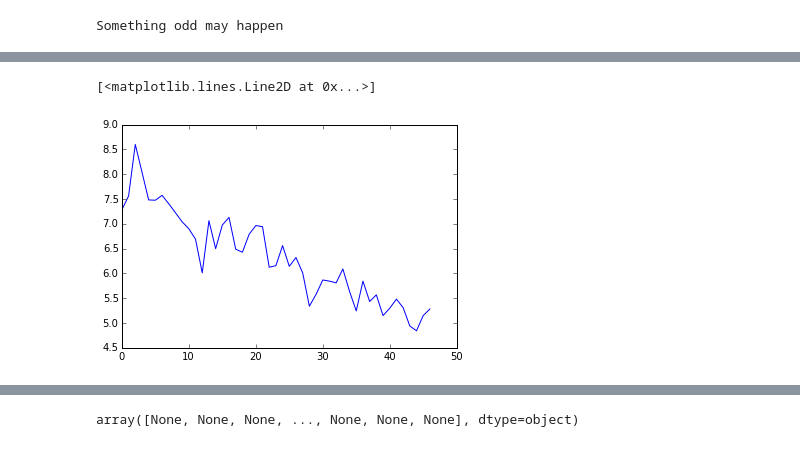
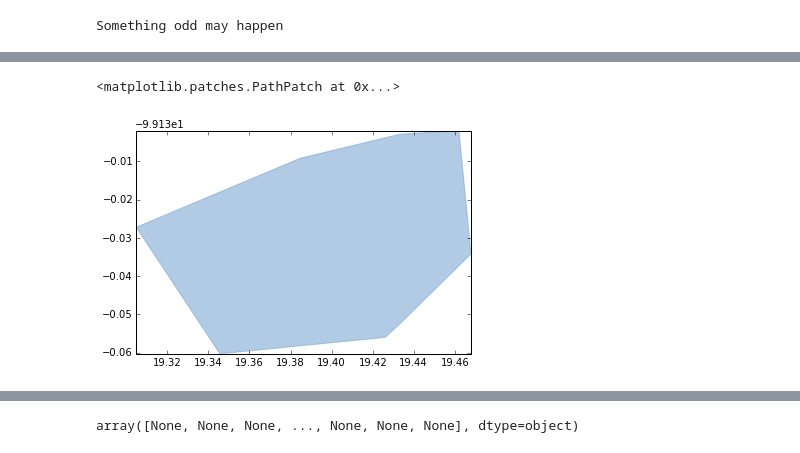
Before and after one commit to mdnip/InsightProject, a Jupyter notebook: BackendPrototype.ipynb, the cells around one changed output, grey strips where cells are left out. Drawn from its saved outputs; the diff is of its cells as text; code cells hidden in the pictures.

```diff
--- a/BackendPrototype.ipynb
+++ b/BackendPrototype.ipynb
@@ -513,8 +508,5 @@ import matplotlib
 import numpy as np
 import matplotlib.pyplot as plt
 
-plt.plot(median_radius)
+#plt.plot(median_radius)
-# %% [output]
-[<matplotlib.lines.Line2D at 0x...>]
-[figure, removed]
 # %%
@@ -578,3 +570,31 @@ map_osm.create_map(path='gsm1.html')
 IFrame('gsm1.html', 700, 700)
 # %% [output]
 [interactive output not drawn]
+# %%
+ny_df = train_df1[train_df1['cluster_label'] == large_clusters[0]]
+
+from shapely.geometry import MultiPoint
+from descartes.patch import PolygonPatch
+
+coord_subcluster0 = ny_df[['lat','longitude']].values
+#coord_subcluster1 = ny_df[ny_df['cluster_label_2']==1][['lat','longitude']].values
+
+
+cvh0 = MultiPoint(coord_subcluster0).convex_hull
+#cvh1 = MultiPoint(coord_subcluster1).convex_hull
+
+fig = plt.figure()
+ax = fig.add_subplot(111)
+patch1 = PolygonPatch(cvh0, facecolor='#6699cc', edgecolor='#6699cc', alpha=0.5, zorder=2)
+
+xrange1 = [min(coord_subcluster0[:,0]), max(coord_subcluster0[:,0])]
+yrange1 = [min(coord_subcluster0[:,1]), max(coord_subcluster0[:,1])]
+ax.set_xlim(*xrange1)
+#ax.set_xticks(range(*xrange) + [xrange[-1]])
+ax.set_ylim(*yrange1)
+#ax.set_yticks(range(*yrange) + [yrange[-1]])
+
+ax.add_patch(patch1)
+# %% [output]
+<matplotlib.patches.PathPatch at 0x...>
+[figure, added]
```
Also changed, not shown: parts of 4 cells of this notebook, 13 other files.
